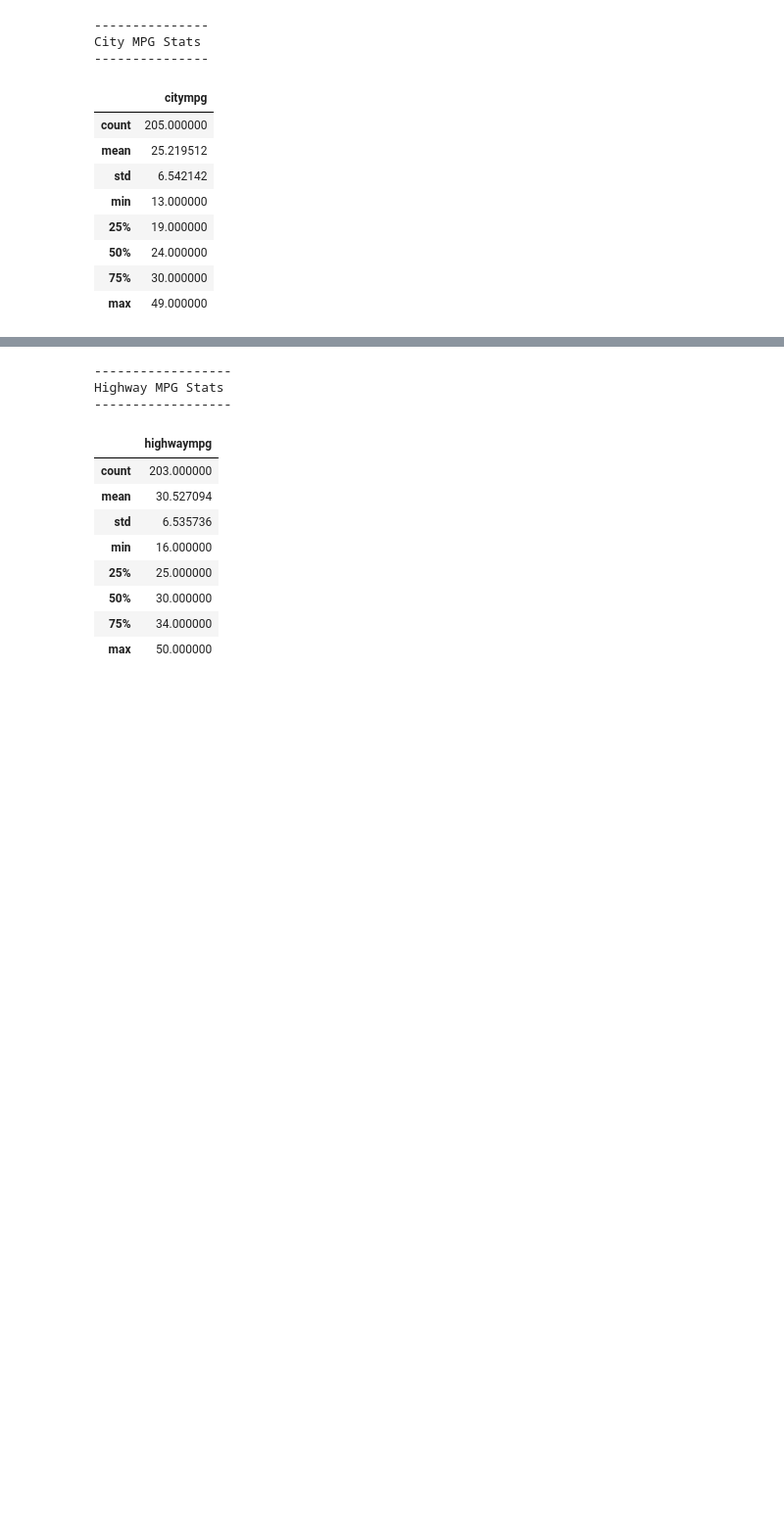
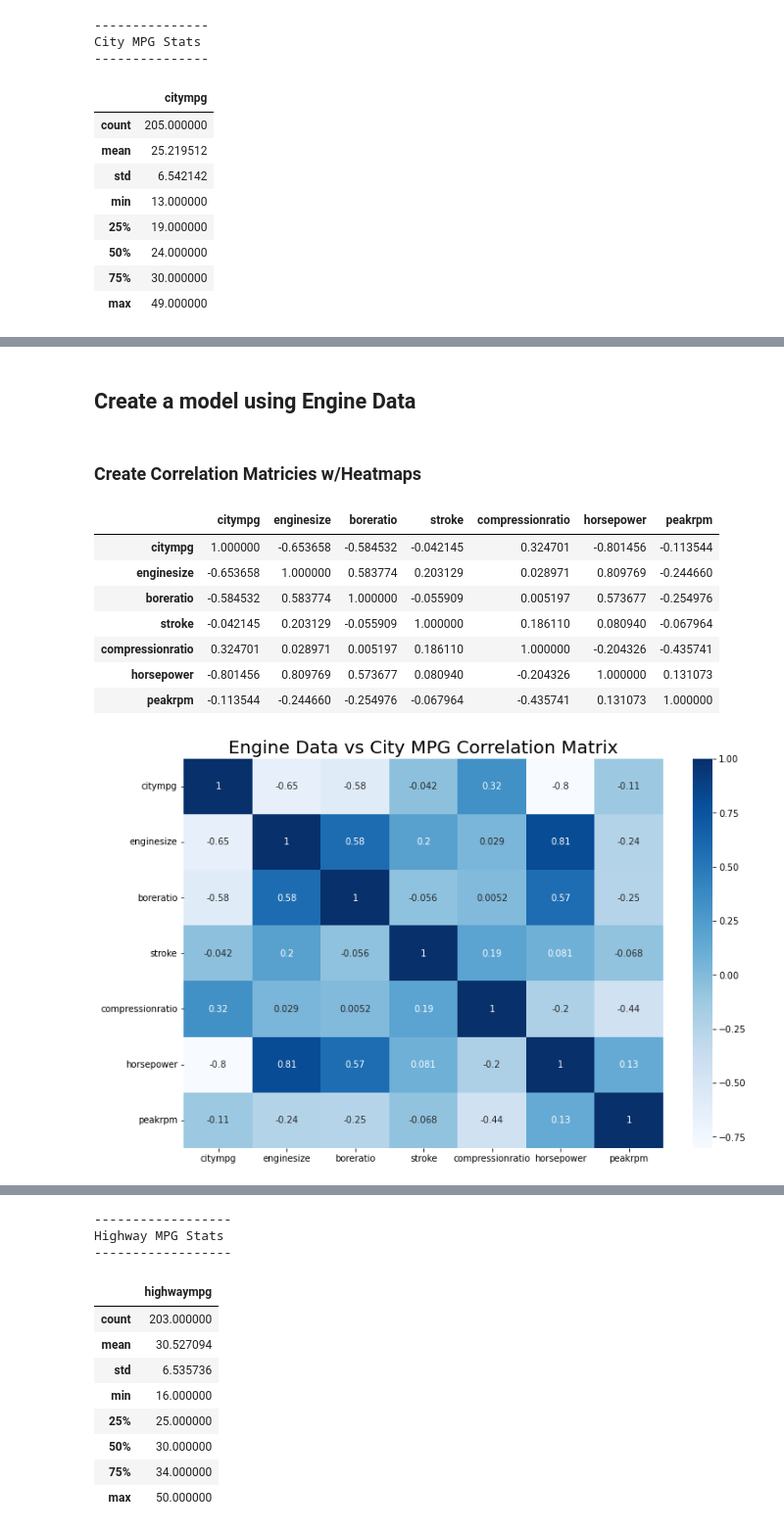
Before and after one commit to ShaneJett-DS/car_price_prediction, a Jupyter notebook: car_prediction.ipynb, the cells around one changed output, grey strips where cells are left out. Shown at 98% size. Drawn from its saved outputs; the diff is of its cells as text; code cells hidden in the pictures; blank space fills up the shorter version.

```diff
--- a/car_prediction.ipynb
+++ b/car_prediction.ipynb
@@ -128,0 +219,30 @@ print(modified_df.shape)
+# %% [markdown]
+## Create a model using Engine Data
+# %% [markdown]
+### Create Correlation Matricies w/Heatmaps
+# %%
+# Create Correlation Coefficient table
+engine_city_corr = engine_data_city.corr()
+display(engine_city_corr)
+
+# Create Heatmap with Correlation Coefficient table
+fig, ax = plt.subplots(figsize=(12,8))
+sns.heatmap(engine_city_corr, cmap="Blues", annot=True)
+plt.title("Engine Data vs City MPG Correlation Matrix", fontsize=20)
+plt.show()
+
+# Visualize relationship between Curbweight and Target Variable w/ Trendline
+display(px.scatter(engine_data_city, x="citympg", y="horsepower", trendline="ols", title="Horsepower vs City MPG"))
+
+fig = px.box(engine_data_city, x="horsepower")
+fig.show()
+# %% [output]
+|  | citympg | enginesize | boreratio | stroke | compressionratio | horsepower | peakrpm |
+| citympg | 1.000000 | -0.653658 | -0.584532 | -0.042145 | 0.324701 | -0.801456 | -0.113544 |
+| enginesize | -0.653658 | 1.000000 | 0.583774 | 0.203129 | 0.028971 | 0.809769 | -0.244660 |
+| boreratio | -0.584532 | 0.583774 | 1.000000 | -0.055909 | 0.005197 | 0.573677 | -0.254976 |
+| stroke | -0.042145 | 0.203129 | -0.055909 | 1.000000 | 0.186110 | 0.080940 | -0.067964 |
+| compressionratio | 0.324701 | 0.028971 | 0.005197 | 0.186110 | 1.000000 | -0.204326 | -0.435741 |
+| horsepower | -0.801456 | 0.809769 | 0.573677 | 0.080940 | -0.204326 | 1.000000 | 0.131073 |
+| peakrpm | -0.113544 | -0.244660 | -0.254976 | -0.067964 | -0.435741 | 0.131073 | 1.000000 |
+[figure, added]
```
Also changed, not shown: parts of 36 cells of this notebook.
